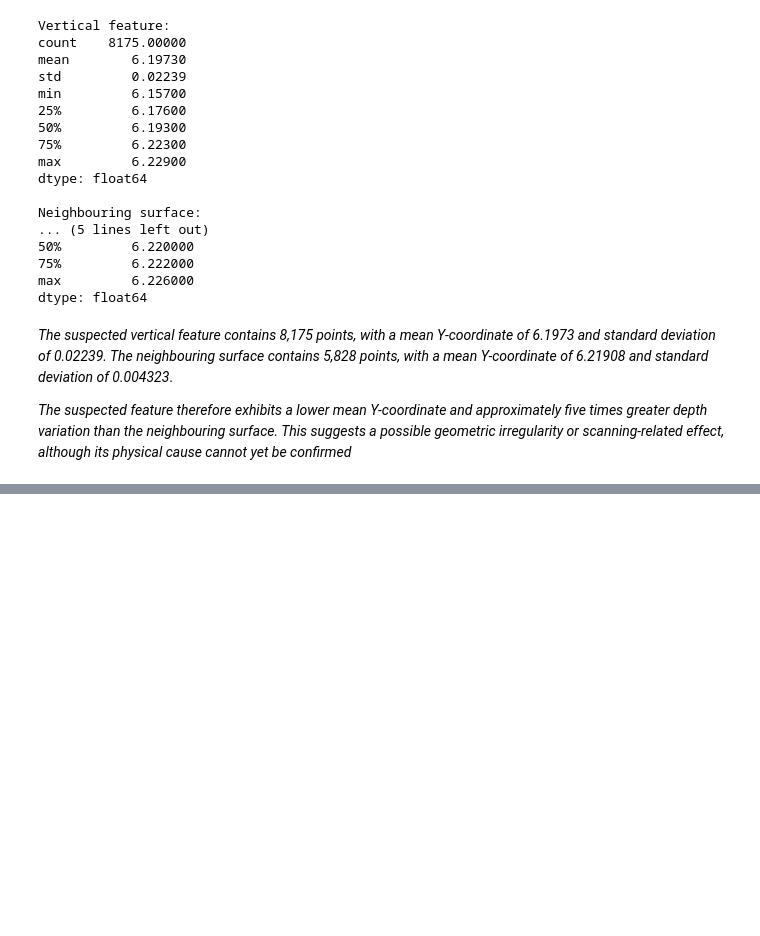
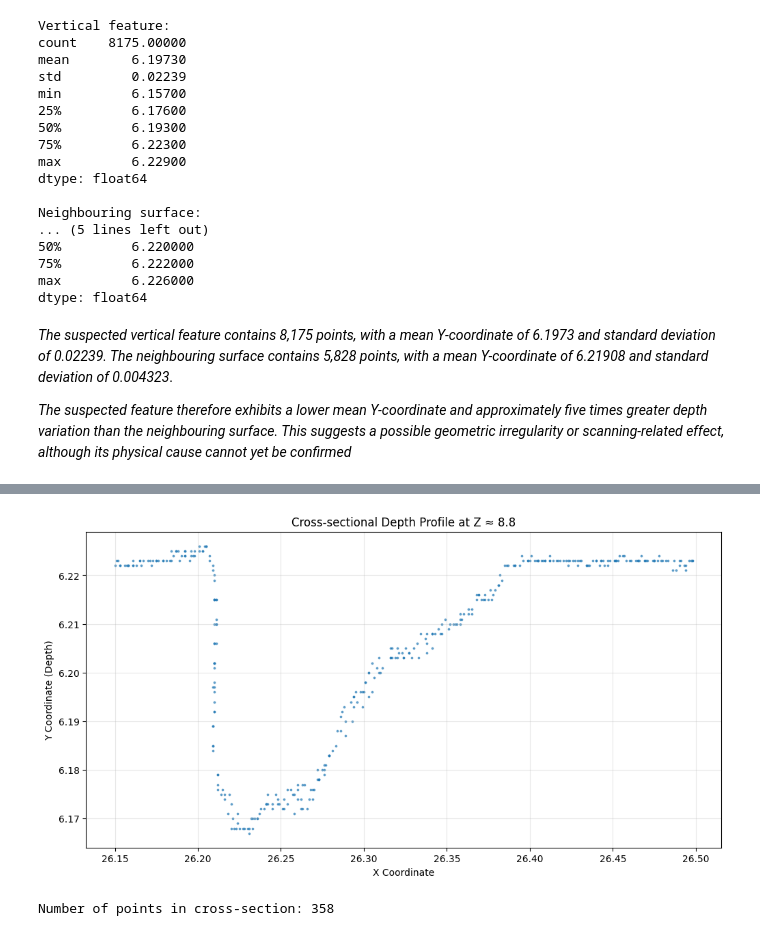
Before and after one commit to AbubakarDanhaya/pointnet-concrete-defect-robustness, a Jupyter notebook: notebooks/01_dataset_exploration.ipynb, the cells around one changed output, grey strips where cells are left out. Drawn from its saved outputs; the diff is of its cells as text; code cells hidden in the pictures; blank space fills up the shorter version.

```diff
--- a/notebooks/01_dataset_exploration.ipynb
+++ b/notebooks/01_dataset_exploration.ipynb
@@ -823,0 +850,38 @@ _The suspected feature therefore exhibits a lower mean Y-coordinate and approxim
+# %%
+# Select a narrow cross-section around the suspected feature
+z_position = 8.8
+z_tolerance = 0.01
+
+section_mask = (
+    (xyz[:, 2] >= z_position - z_tolerance) &
+    (xyz[:, 2] <= z_position + z_tolerance) &
+    (xyz[:, 0] >= 26.15) &
+    (xyz[:, 0] <= 26.50)
+)
+
+section = xyz[section_mask]
+
+# Sort points by X coordinate
+section = section[np.argsort(section[:, 0])]
+
+# Plot Y against X
+plt.figure(figsize=(12, 6))
+
+plt.scatter(
+    section[:, 0],
+    section[:, 1],
+    s=3,
+    alpha=0.6
+)
+
+plt.xlabel('X Coordinate')
+plt.ylabel('Y Coordinate (Depth)')
+plt.title(f'Cross-sectional Depth Profile at Z ≈ {z_position}')
+
+plt.grid(True, alpha=0.3)
+plt.show()
+
+print("Number of points in cross-section:", len(section))
+# %% [output]
+[figure, added]
+Number of points in cross-section: 358
```
Also changed, not shown: parts of 1 cell of this notebook.
